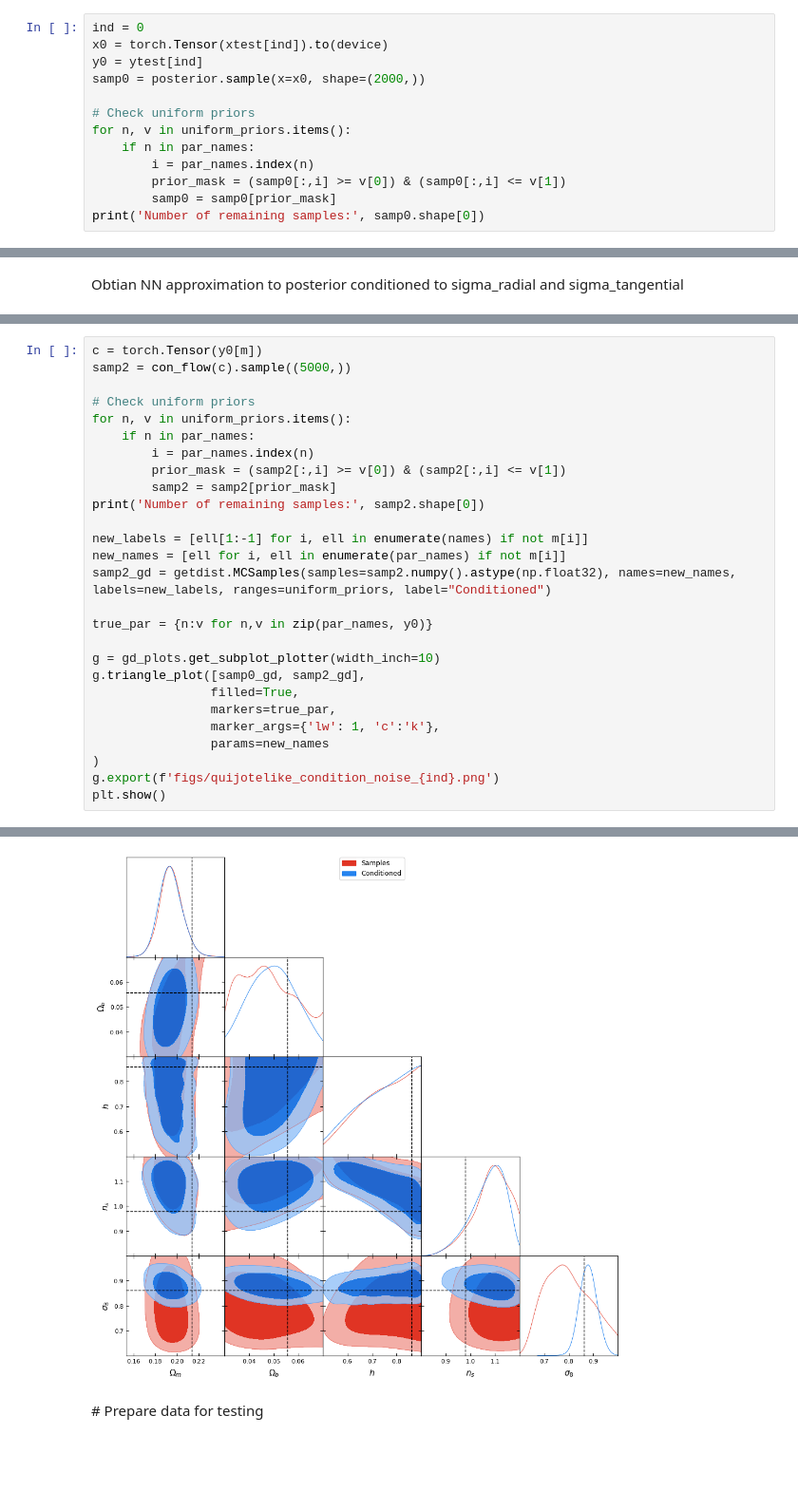
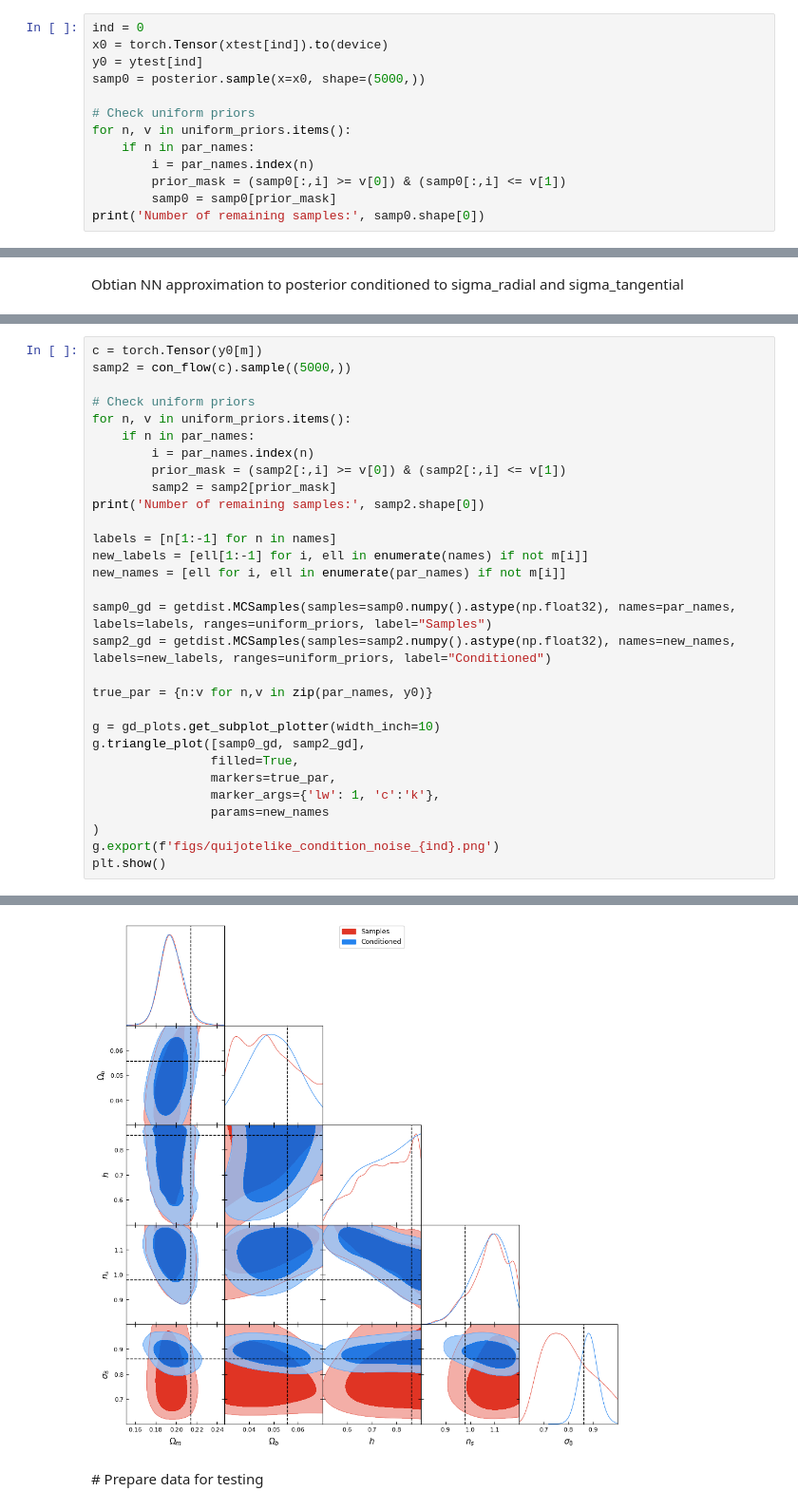
Before and after one commit to maho3/ltu-gobig, a Jupyter notebook: experiments/quijotelike/condition_posterior_on_noise.ipynb, the cells around one changed output, grey strips where cells are left out. Shown: that part at 95% size. Saved outputs shown, nothing was run; the diff lists cells and outputs as text; blank space fills up the shorter version.

```diff
--- a/experiments/quijotelike/condition_posterior_on_noise.ipynb
+++ b/experiments/quijotelike/condition_posterior_on_noise.ipynb
@@ -110,7 +110,7 @@ Predict on a random test point
 ind = 0
 x0 = torch.Tensor(xtest[ind]).to(device)
 y0 = ytest[ind]
-samp0 = posterior.sample(x=x0, shape=(2000,))
+samp0 = posterior.sample(x=x0, shape=(5000,))
 
 # Check uniform priors
 for n, v in uniform_priors.items():
@@ -339,8 +338,11 @@ for n, v in uniform_priors.items():
         samp2 = samp2[prior_mask]
 print('Number of remaining samples:', samp2.shape[0])
 
+labels = [n[1:-1] for n in names]
 new_labels = [ell[1:-1] for i, ell in enumerate(names) if not m[i]]
 new_names = [ell for i, ell in enumerate(par_names) if not m[i]]
+
+samp0_gd = getdist.MCSamples(samples=samp0.numpy().astype(np.float32), names=par_names, labels=labels, ranges=uniform_priors, label="Samples")
 samp2_gd = getdist.MCSamples(samples=samp2.numpy().astype(np.float32), names=new_names, labels=new_labels, ranges=uniform_priors, label="Conditioned")
 
 true_par = {n:v for n,v in zip(par_names, y0)}
@@ -360,4 +363,4 @@ Removed no burn in
-[figure, old version]
+[figure, new version]
 # %% [markdown]
 # Prepare data for testing
 # %%
```
Also changed, not shown: parts of 3 cells of this notebook, 1 other file.
